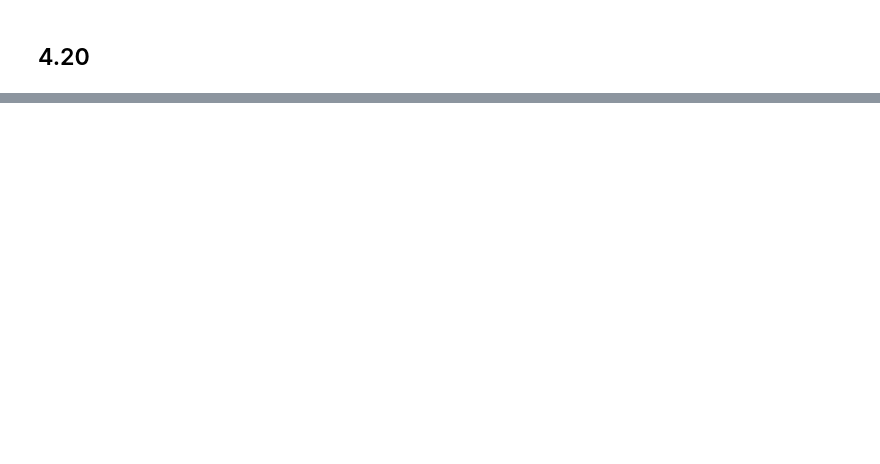
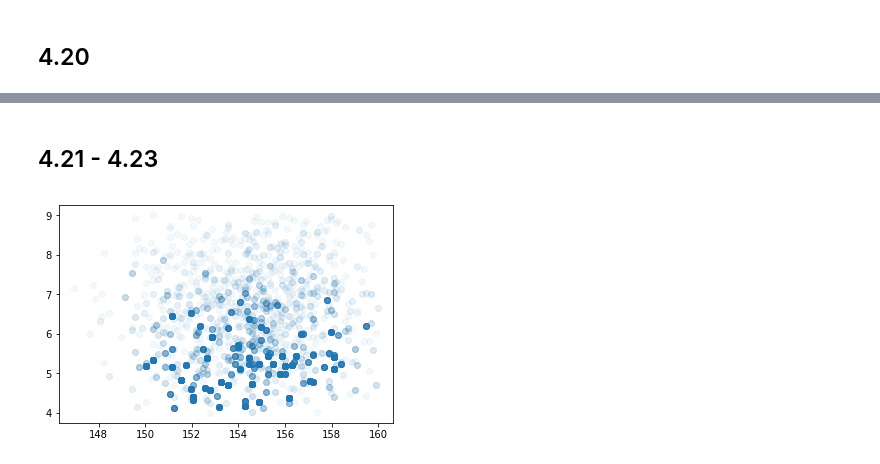
Before and after one commit to efcaguab/statistical-rethinking, a Jupyter notebook: learning-code/chapter-4-code.ipynb, the cells around one changed output, grey strips where cells are left out. Drawn from its saved outputs; the diff is of its cells as text; code cells hidden in the pictures; blank space fills up the shorter version.

```diff
--- a/learning-code/chapter-4-code.ipynb
+++ b/learning-code/chapter-4-code.ipynb
@@ -140,0 +141,13 @@ plt.show()
+# %% [markdown]
+## 4.21 - 4.23
+# %%
+post_grid = np.mgrid[140:160:200j, 4:9:200j]
+post = post_grid.reshape((2, -1)).T
+ll = [sum(stats.norm.logpdf(np.random.choice(d2.height, 20), loc = e[0], scale = e[1])) for i,e in enumerate(post)]
+prod = ll + stats.norm.logpdf(post[:,0], loc = 178, scale = 20) + stats.norm.logpdf(post[:,1], loc = 0, scale = 50)
+prob = np.exp(prod - max(prod))
+rows = np.random.choice(range(len(post)), size = 10000, replace = True, p = prob/sum(prob))
+plt.plot(post[rows, 0], post[rows, 1], 'o', alpha = 0.05)
+plt.show()
+# %% [output]
+[figure, added]
```
Also changed, not shown: parts of 24 cells of this notebook.
